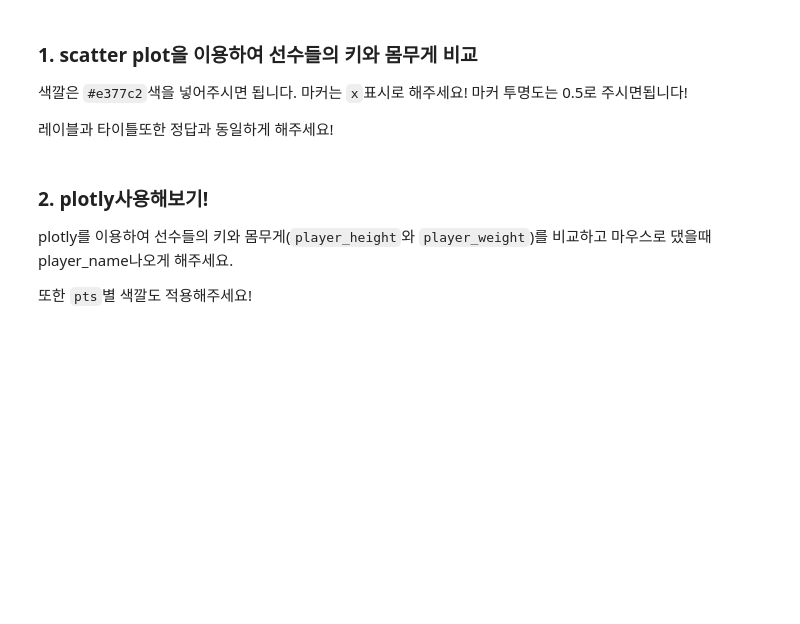
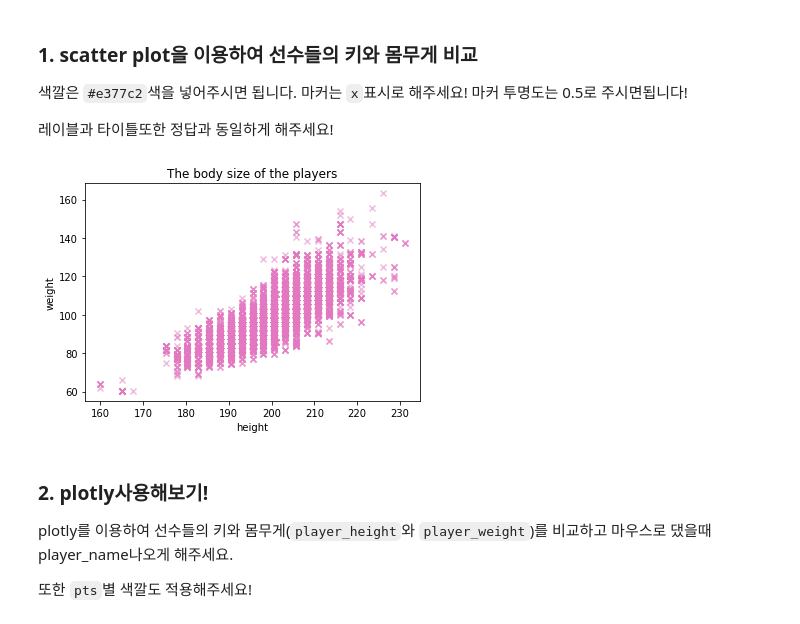
Before and after one commit to yula00/DAP_2022, a Jupyter notebook: lecture4.ipynb, the cells around one changed output. Cells and saved outputs as stored; diff of their text form; code cells hidden in the pictures; blank space fills up the shorter version.

```diff
--- a/lecture4.ipynb
+++ b/lecture4.ipynb
@@ -239,3 +274,15 @@ plt.show()
+# %%
+x = [df_players['player_height']]
+y = [df_players['player_weight']]
+
+plt.scatter(x,y,c='#e377c2',marker='x',alpha=0.5)
+plt.xlabel("height")
+plt.ylabel("weight")
+plt.title("The body size of the players")
+
+plt.show()
+# %% [output]
+[figure, added]
 # %% [markdown]
 ### 2. plotly사용해보기!
 
```
Also changed, not shown: parts of 13 cells of this notebook.
